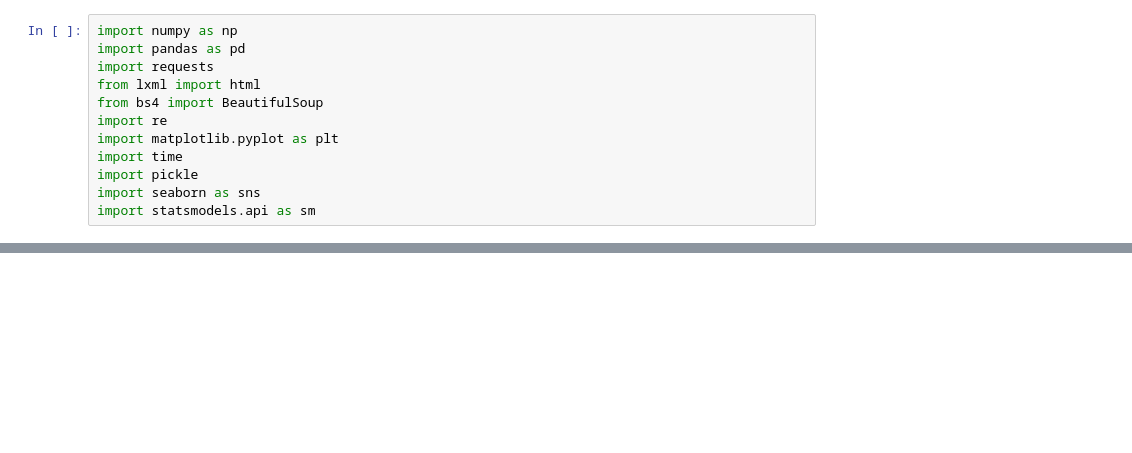
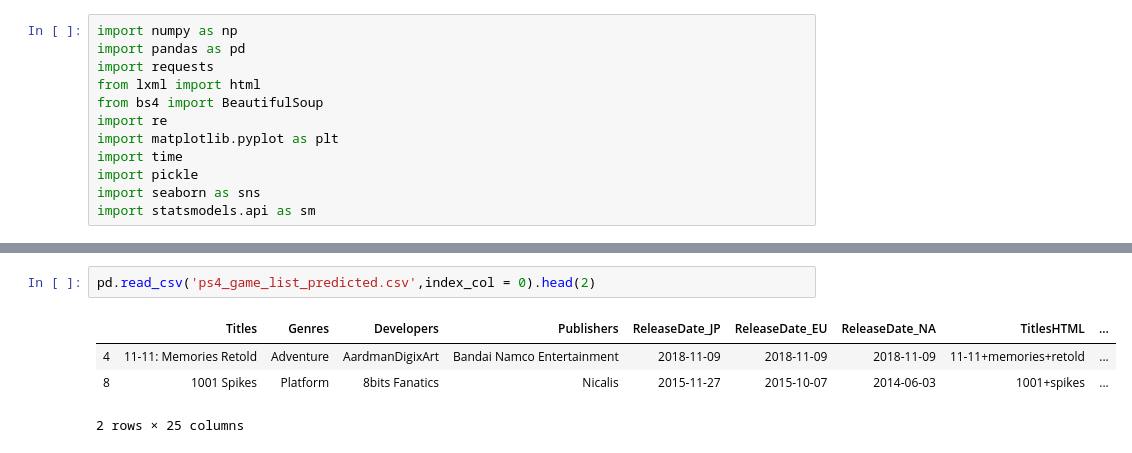
Before and after one commit to ashwin2rai/no_more_backlogs, a Jupyter notebook: notebooks/prototype_1.ipynb, the cells around one changed output, grey strips where cells are left out. Drawn from its saved outputs; the diff is of its cells as text; blank space fills up the shorter version.

```diff
--- a/notebooks/prototype_1.ipynb
+++ b/notebooks/prototype_1.ipynb
@@ -343,0 +541,7 @@ https://psprices.com/region-us/search/?q=20xx&platform=PS4&dlc=hide
+# %%
+pd.read_csv('ps4_game_list_predicted.csv',index_col = 0).head(2)
+# %% [output]
+|  | Titles | Genres | Developers | Publishers | ReleaseDate_JP | ReleaseDate_EU | ReleaseDate_NA | TitlesHTML | ... |
+| 4 | 11-11: Memories Retold | Adventure | AardmanDigixArt | Bandai Namco Entertainment | 2018-11-09 | 2018-11-09 | 2018-11-09 | 11-11+memories+retold | ... |
+| 8 | 1001 Spikes | Platform | 8bits Fanatics | Nicalis | 2015-11-27 | 2015-10-07 | 2014-06-03 | 1001+spikes | ... |
+2 rows × 25 columns
```
Also changed, not shown: parts of 15 cells of this notebook, 4 other files.
